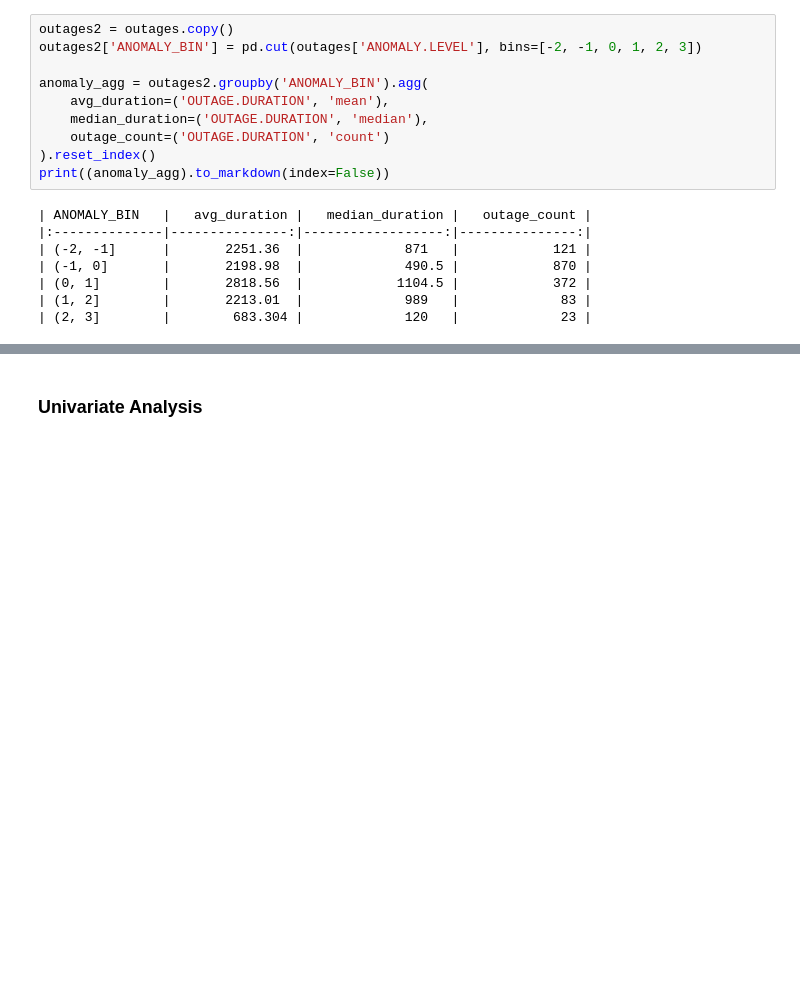
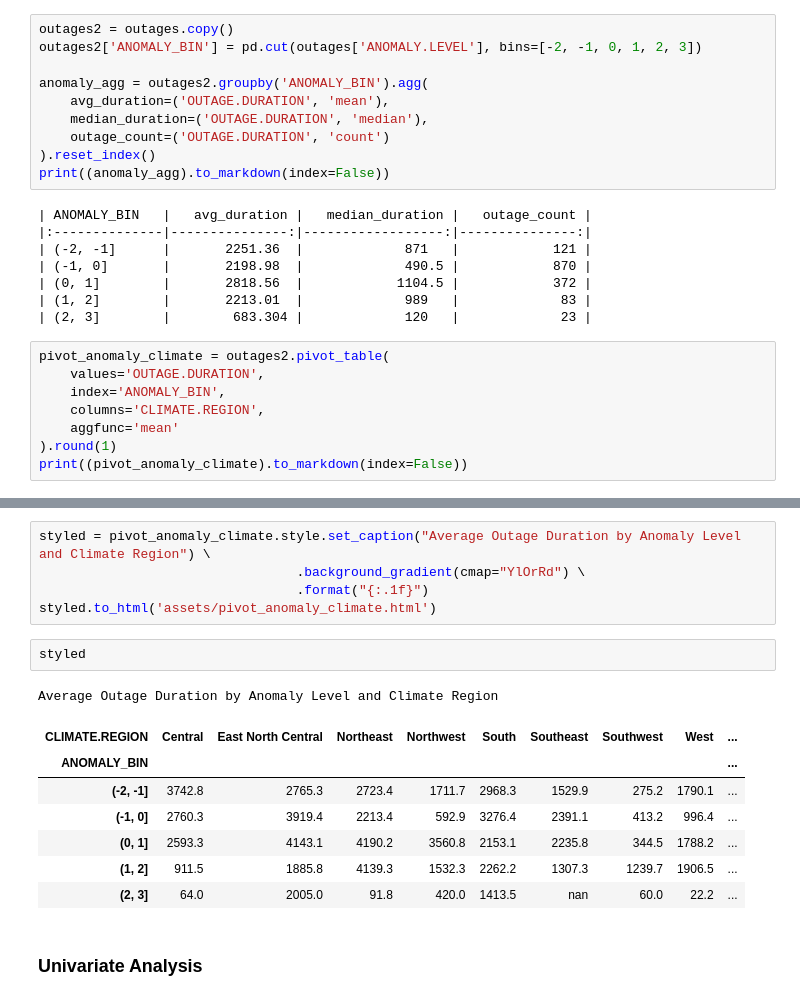
Before and after one commit to rehring4/outage-duration-exploration, a Jupyter notebook: updated_template.ipynb, the cells around one changed output, grey strips where cells are left out. Cells and saved outputs as stored; diff of their text form; blank space fills up the shorter version.

Commit message:
added pivot table

```diff
--- a/updated_template.ipynb
+++ b/updated_template.ipynb
@@ -179,3 +179,11 @@ print((anomaly_agg).to_markdown(index=False))
 | (0, 1]        |       2818.56  |            1104.5 |            372 |
 | (1, 2]        |       2213.01  |             989   |             83 |
 | (2, 3]        |        683.304 |             120   |             23 |
+# %%
+pivot_anomaly_climate = outages2.pivot_table(
+    values='OUTAGE.DURATION',
+    index='ANOMALY_BIN',
+    columns='CLIMATE.REGION',
+    aggfunc='mean'
+).round(1)
+print((pivot_anomaly_climate).to_markdown(index=False))
@@ -182,3 +198,19 @@ print((anomaly_agg).to_markdown(index=False))
+# %%
+styled = pivot_anomaly_climate.style.set_caption("Average Outage Duration by Anomaly Level and Climate Region") \
+                                 .background_gradient(cmap="YlOrRd") \
+                                 .format("{:.1f}")
+styled.to_html('assets/pivot_anomaly_climate.html')
+# %%
+styled
+# %% [output]
+Average Outage Duration by Anomaly Level and Climate Region
+| CLIMATE.REGION | Central | East North Central | Northeast | Northwest | South | Southeast | Southwest | West | ... |
+| ANOMALY_BIN |  |  |  |  |  |  |  |  | ... |
+| (-2, -1] | 3742.8 | 2765.3 | 2723.4 | 1711.7 | 2968.3 | 1529.9 | 275.2 | 1790.1 | ... |
+| (-1, 0] | 2760.3 | 3919.4 | 2213.4 | 592.9 | 3276.4 | 2391.1 | 413.2 | 996.4 | ... |
+| (0, 1] | 2593.3 | 4143.1 | 4190.2 | 3560.8 | 2153.1 | 2235.8 | 344.5 | 1788.2 | ... |
+| (1, 2] | 911.5 | 1885.8 | 4139.3 | 1532.3 | 2262.2 | 1307.3 | 1239.7 | 1906.5 | ... |
+| (2, 3] | 64.0 | 2005.0 | 91.8 | 420.0 | 1413.5 | nan | 60.0 | 22.2 | ... |
 # %% [markdown]
 ### Univariate Analysis
 # %%
```
Also changed, not shown: parts of 1 cell of this notebook, 1 other file.
